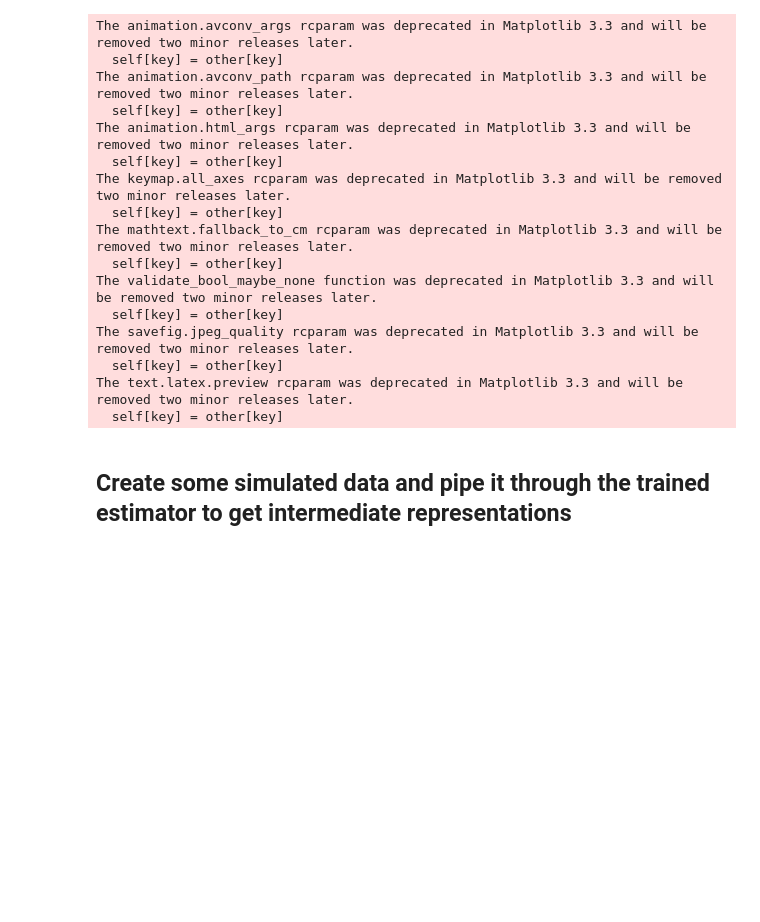
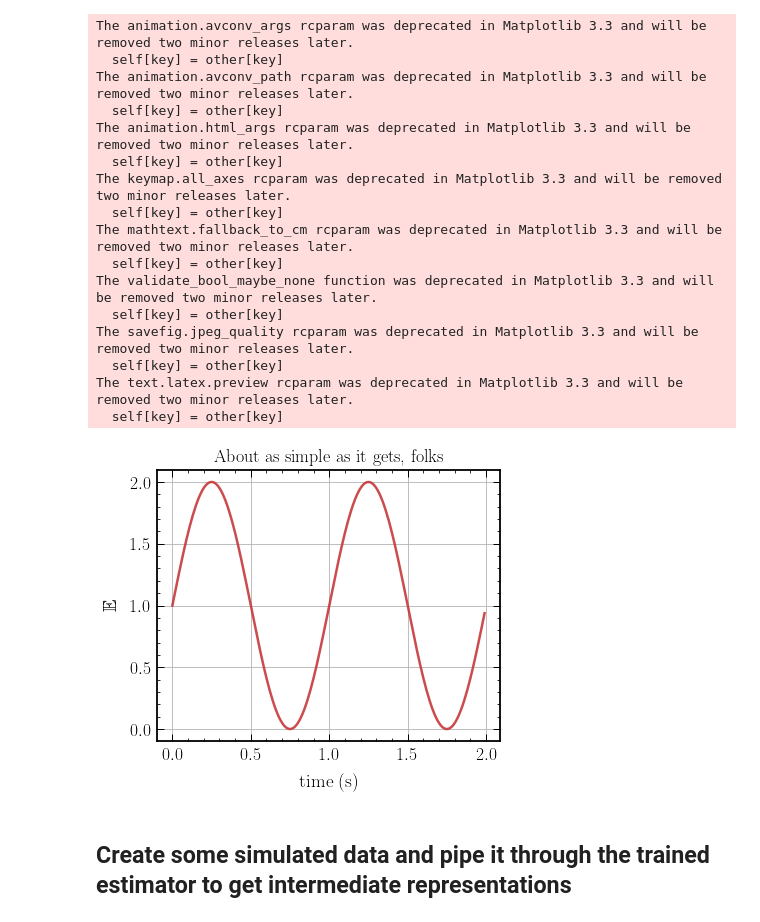
Before and after one commit to smsharma/neural-global-astrometry, a Jupyter notebook: notebooks/02_plot_maps.ipynb, the cells around one changed output. Drawn from its saved outputs; the diff is of its cells as text; code cells hidden in the pictures; blank space fills up the shorter version.

```diff
--- a/notebooks/02_plot_maps.ipynb
+++ b/notebooks/02_plot_maps.ipynb
@@ -45,6 +45,26 @@ The savefig.jpeg_quality rcparam was deprecated in Matplotlib 3.3 and will be re
   self[key] = other[key]
 The text.latex.preview rcparam was deprecated in Matplotlib 3.3 and will be removed two minor releases later.
   self[key] = other[key]
+# %%
+import matplotlib
+
+params= {'text.latex.preamble' : [r'\usepackage{amssymb}']}
+matplotlib.rcParams.update(params)
+# %%
+# Data for plotting
+t = np.arange(0.0, 2.0, 0.01)
+s = 1 + np.sin(2 * np.pi * t)
+
+fig, ax = plt.subplots()
+ax.plot(t, s)
+
+ax.set(xlabel='time (s)', ylabel=r'$\mathbb{E}$',
+       title='About as simple as it gets, folks')
+ax.grid()
+
+plt.show()
+# %% [output]
+[figure, added]
 # %% [markdown]
 ## Create some simulated data and pipe it through the trained estimator to get intermediate representations
 # %%
```
Also changed, not shown: 51 other files.
